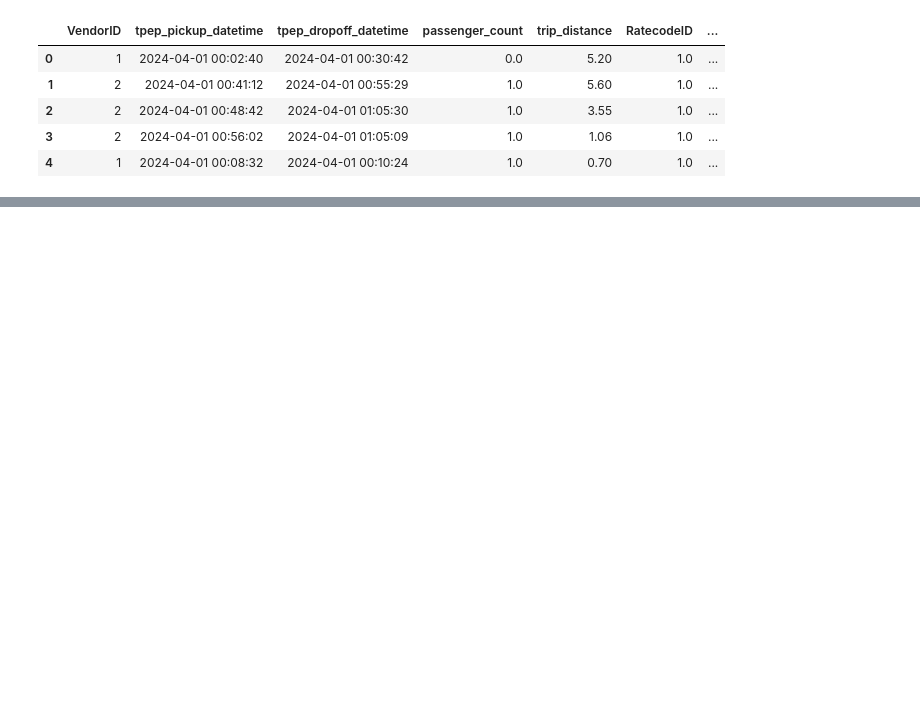
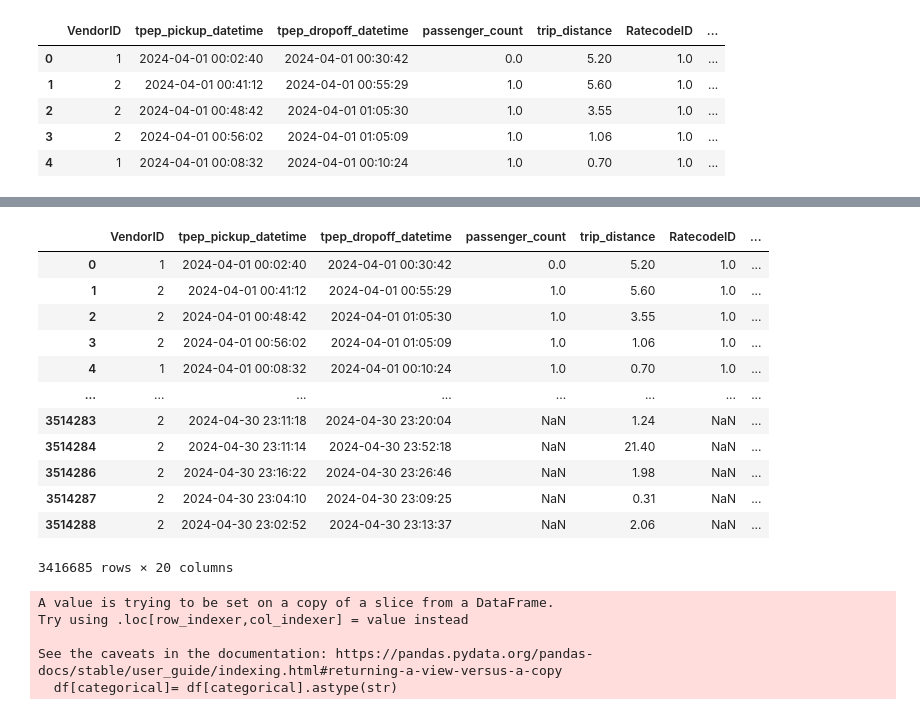
Before and after one commit to therealmazin/ML, a Jupyter notebook: Intro/homework.ipynb, the cells around one changed output, grey strips where cells are left out. Cells and saved outputs as stored; diff of their text form; code cells hidden in the pictures; blank space fills up the shorter version.

```diff
--- a/Intro/homework.ipynb
+++ b/Intro/homework.ipynb
@@ -29,0 +96,18 @@ sk.learn
+# %%
+df= df[(df.duration>=1) & (df.duration <=60)]
+# %%
+df
+# %% [output]
+|  | VendorID | tpep_pickup_datetime | tpep_dropoff_datetime | passenger_count | trip_distance | RatecodeID | ... |
+| 0 | 1 | 2024-04-01 00:02:40 | 2024-04-01 00:30:42 | 0.0 | 5.20 | 1.0 | ... |
+| 1 | 2 | 2024-04-01 00:41:12 | 2024-04-01 00:55:29 | 1.0 | 5.60 | 1.0 | ... |
+| 2 | 2 | 2024-04-01 00:48:42 | 2024-04-01 01:05:30 | 1.0 | 3.55 | 1.0 | ... |
+| 3 | 2 | 2024-04-01 00:56:02 | 2024-04-01 01:05:09 | 1.0 | 1.06 | 1.0 | ... |
+| 4 | 1 | 2024-04-01 00:08:32 | 2024-04-01 00:10:24 | 1.0 | 0.70 | 1.0 | ... |
+| ... | ... | ... | ... | ... | ... | ... | ... |
+| 3514283 | 2 | 2024-04-30 23:11:18 | 2024-04-30 23:20:04 | NaN | 1.24 | NaN | ... |
+| 3514284 | 2 | 2024-04-30 23:11:14 | 2024-04-30 23:52:18 | NaN | 21.40 | NaN | ... |
+| 3514286 | 2 | 2024-04-30 23:16:22 | 2024-04-30 23:26:46 | NaN | 1.98 | NaN | ... |
+| 3514287 | 2 | 2024-04-30 23:04:10 | 2024-04-30 23:09:25 | NaN | 0.31 | NaN | ... |
+| 3514288 | 2 | 2024-04-30 23:02:52 | 2024-04-30 23:13:37 | NaN | 2.06 | NaN | ... |
+3416685 rows × 20 columns
@@ -29,0 +117,8 @@ sk.learn
+# %%
+df[categorical]= df[categorical].astype(str)
+# %% [output]
+A value is trying to be set on a copy of a slice from a DataFrame.
+Try using .loc[row_indexer,col_indexer] = value instead
+
+See the caveats in the documentation: https://pandas.pydata.org/pandas-docs/stable/user_guide/indexing.html#returning-a-view-versus-a-copy
+  df[categorical]= df[categorical].astype(str)
```
Also changed, not shown: parts of 25 cells of this notebook.
